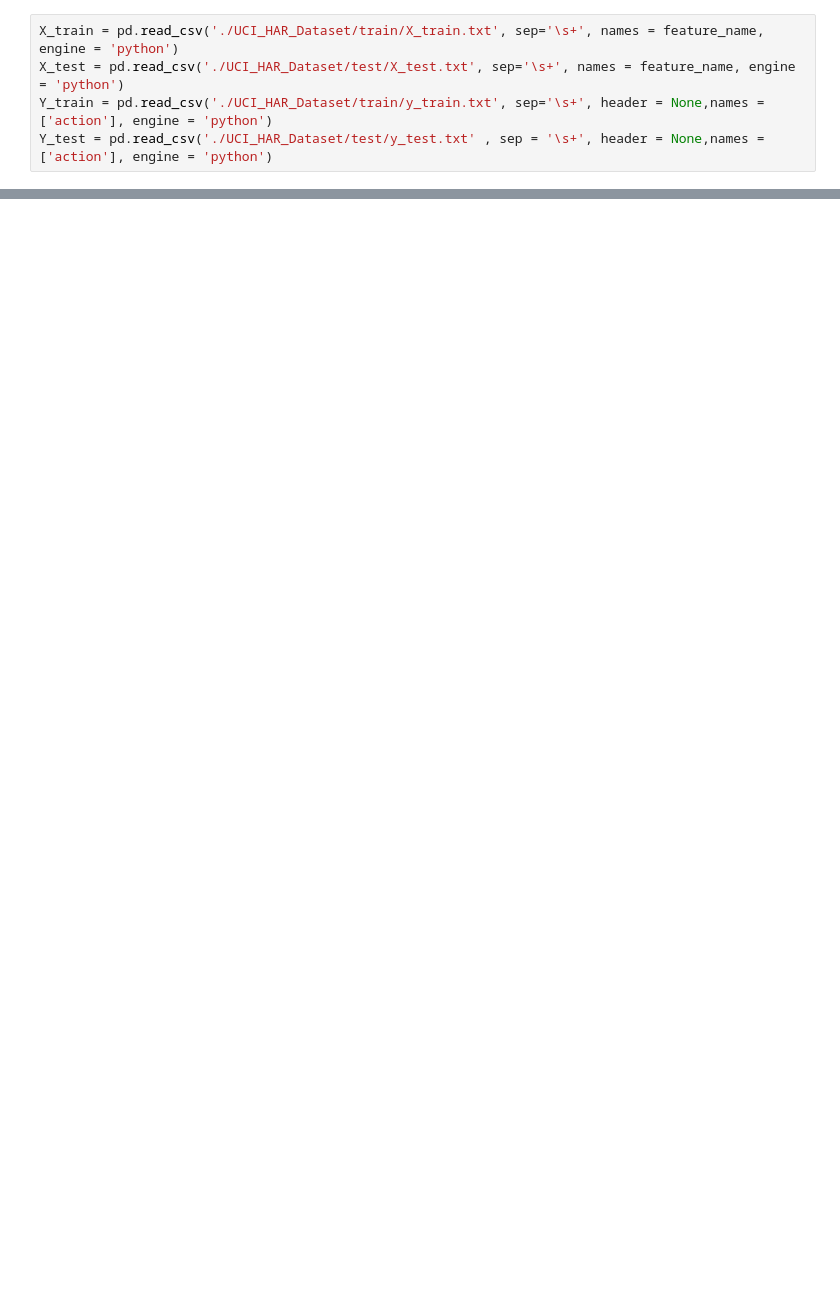
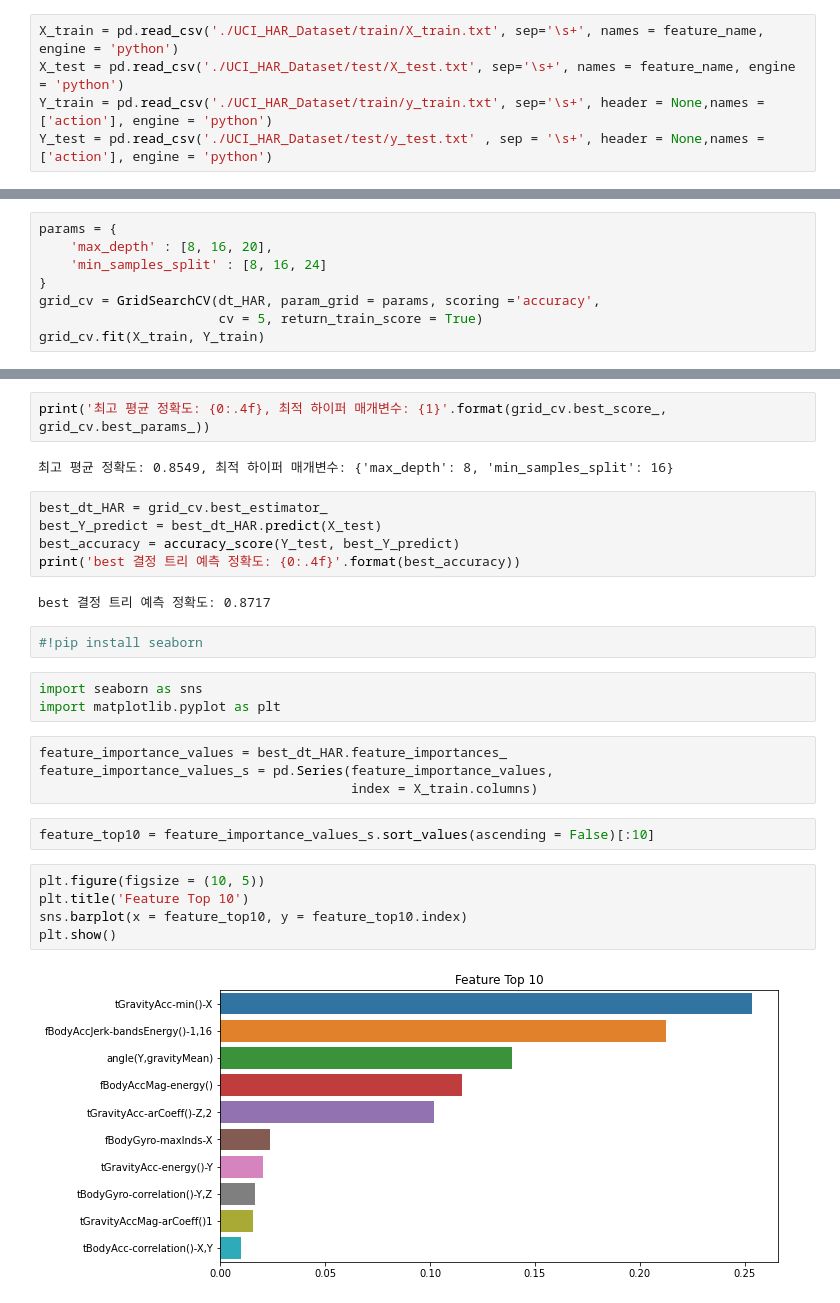
Before and after one commit to soeuiKim/KSE, a Jupyter notebook: python/ch10,11,12/tree.ipynb, the cells around one changed output, grey strips where cells are left out. Cells and saved outputs as stored; diff of their text form; blank space fills up the shorter version.

```diff
--- a/python/ch10,11,12/tree.ipynb
+++ b/python/ch10,11,12/tree.ipynb
@@ -52,0 +141,8 @@ Y_test = pd.read_csv('./UCI_HAR_Dataset/test/y_test.txt' , sep = '\s+', header =
+# %%
+params = {
+    'max_depth' : [8, 16, 20],
+    'min_samples_split' : [8, 16, 24]
+}
+grid_cv = GridSearchCV(dt_HAR, param_grid = params, scoring ='accuracy',
+                       cv = 5, return_train_score = True)
+grid_cv.fit(X_train, Y_train)
@@ -52,0 +169,29 @@ Y_test = pd.read_csv('./UCI_HAR_Dataset/test/y_test.txt' , sep = '\s+', header =
+# %%
+print('최고 평균 정확도: {0:.4f}, 최적 하이퍼 매개변수: {1}'.format(grid_cv.best_score_, grid_cv.best_params_))
+# %% [output]
+최고 평균 정확도: 0.8549, 최적 하이퍼 매개변수: {'max_depth': 8, 'min_samples_split': 16}
+# %%
+best_dt_HAR = grid_cv.best_estimator_
+best_Y_predict = best_dt_HAR.predict(X_test)
+best_accuracy = accuracy_score(Y_test, best_Y_predict)
+print('best 결정 트리 예측 정확도: {0:.4f}'.format(best_accuracy))
+# %% [output]
+best 결정 트리 예측 정확도: 0.8717
+# %%
+#!pip install seaborn
+# %%
+import seaborn as sns
+import matplotlib.pyplot as plt
+# %%
+feature_importance_values = best_dt_HAR.feature_importances_
+feature_importance_values_s = pd.Series(feature_importance_values,
+                                        index = X_train.columns)
+# %%
+feature_top10 = feature_importance_values_s.sort_values(ascending = False)[:10]
+# %%
+plt.figure(figsize = (10, 5))
+plt.title('Feature Top 10')
+sns.barplot(x = feature_top10, y = feature_top10.index)
+plt.show()
+# %% [output]
+[figure, added]
```
Also changed, not shown: parts of 40 cells of this notebook, 11 other files.
